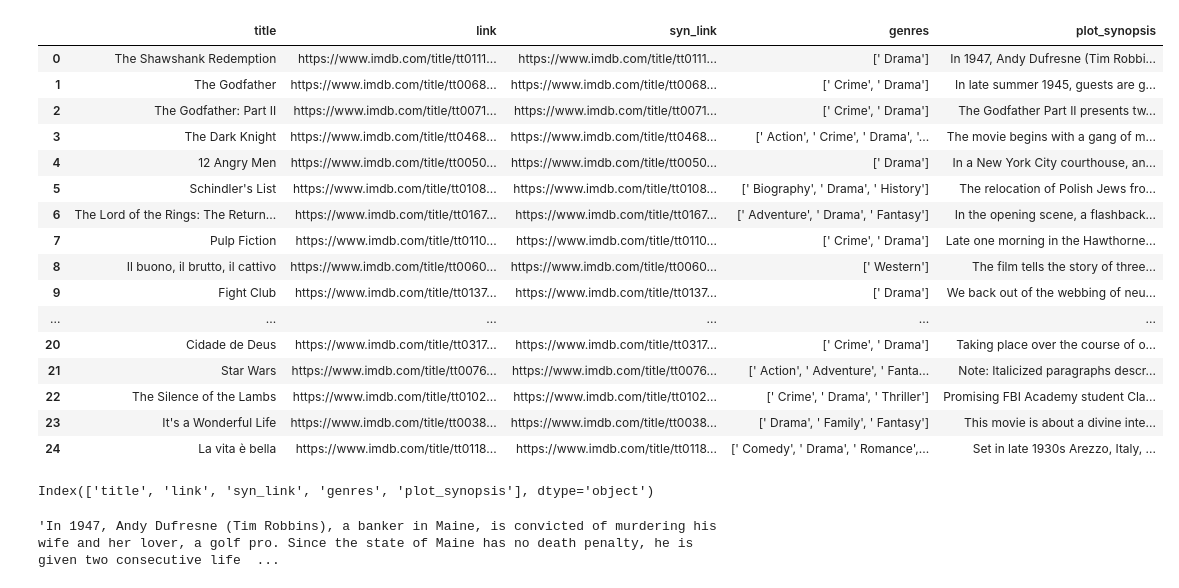
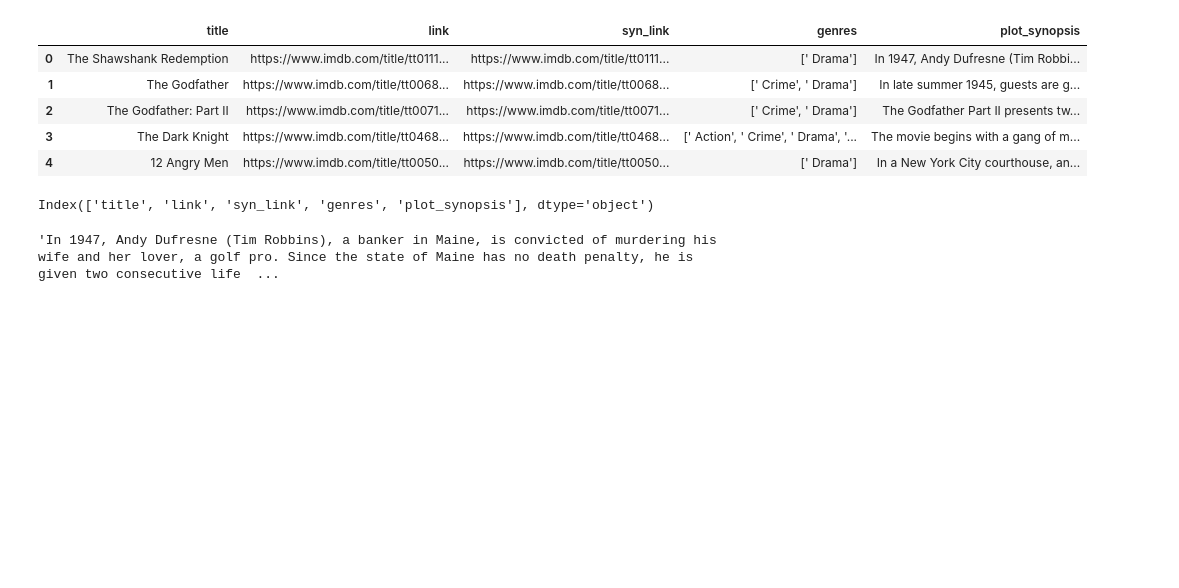
Before and after one commit to sabanasimbutt/Documents-Clustering, a Jupyter notebook: clustering.ipynb, the cells around one changed output. Drawn from its saved outputs; the diff is of its cells as text; code cells hidden in the pictures; blank space fills up the shorter version.

```diff
--- a/clustering.ipynb
+++ b/clustering.ipynb
@@ -11,25 +11,14 @@ import mpld3
 # %%
 data= pd.read_csv("C://Users/Saba Naseem/Desktop/Machine Learning/Codes/kaggle/Document Clustering/movies.csv")
 # %%
-data.head(25)
+data.head()
 # %% [output]
 |  | title | link | syn_link | genres | plot_synopsis |
 | 0 | The Shawshank Redemption | https://www.imdb.com/title/tt0111... | https://www.imdb.com/title/tt0111... | [' Drama'] | In 1947, Andy Dufresne (Tim Robbi... |
 | 1 | The Godfather | https://www.imdb.com/title/tt0068... | https://www.imdb.com/title/tt0068... | [' Crime', ' Drama'] | In late summer 1945, guests are g... |
 | 2 | The Godfather: Part II | https://www.imdb.com/title/tt0071... | https://www.imdb.com/title/tt0071... | [' Crime', ' Drama'] | The Godfather Part II presents tw... |
 | 3 | The Dark Knight | https://www.imdb.com/title/tt0468... | https://www.imdb.com/title/tt0468... | [' Action', ' Crime', ' Drama', '... | The movie begins with a gang of m... |
 | 4 | 12 Angry Men | https://www.imdb.com/title/tt0050... | https://www.imdb.com/title/tt0050... | [' Drama'] | In a New York City courthouse, an... |
-| 5 | Schindler's List | https://www.imdb.com/title/tt0108... | https://www.imdb.com/title/tt0108... | [' Biography', ' Drama', ' History'] | The relocation of Polish Jews fro... |
-| 6 | The Lord of the Rings: The Return... | https://www.imdb.com/title/tt0167... | https://www.imdb.com/title/tt0167... | [' Adventure', ' Drama', ' Fantasy'] | In the opening scene, a flashback... |
-| 7 | Pulp Fiction | https://www.imdb.com/title/tt0110... | https://www.imdb.com/title/tt0110... | [' Crime', ' Drama'] | Late one morning in the Hawthorne... |
-| 8 | Il buono, il brutto, il cattivo | https://www.imdb.com/title/tt0060... | https://www.imdb.com/title/tt0060... | [' Western'] | The film tells the story of three... |
-| 9 | Fight Club | https://www.imdb.com/title/tt0137... | https://www.imdb.com/title/tt0137... | [' Drama'] | We back out of the webbing of neu... |
-| ... | ... | ... | ... | ... | ... |
-| 20 | Cidade de Deus | https://www.imdb.com/title/tt0317... | https://www.imdb.com/title/tt0317... | [' Crime', ' Drama'] | Taking place over the course of o... |
-| 21 | Star Wars | https://www.imdb.com/title/tt0076... | https://www.imdb.com/title/tt0076... | [' Action', ' Adventure', ' Fanta... | Note: Italicized paragraphs descr... |
-| 22 | The Silence of the Lambs | https://www.imdb.com/title/tt0102... | https://www.imdb.com/title/tt0102... | [' Crime', ' Drama', ' Thriller'] | Promising FBI Academy student Cla... |
-| 23 | It's a Wonderful Life | https://www.imdb.com/title/tt0038... | https://www.imdb.com/title/tt0038... | [' Drama', ' Family', ' Fantasy'] | This movie is about a divine inte... |
-| 24 | La vita è bella | https://www.imdb.com/title/tt0118... | https://www.imdb.com/title/tt0118... | [' Comedy', ' Drama', ' Romance',... | Set in late 1930s Arezzo, Italy, ... |
 # %%
 data.columns
 # %% [output]
```
Also changed, not shown: parts of 20 cells of this notebook.
